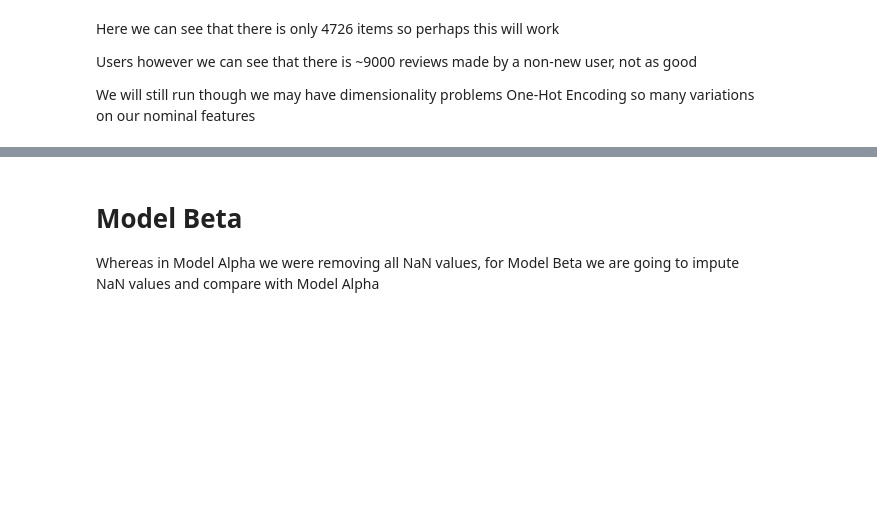
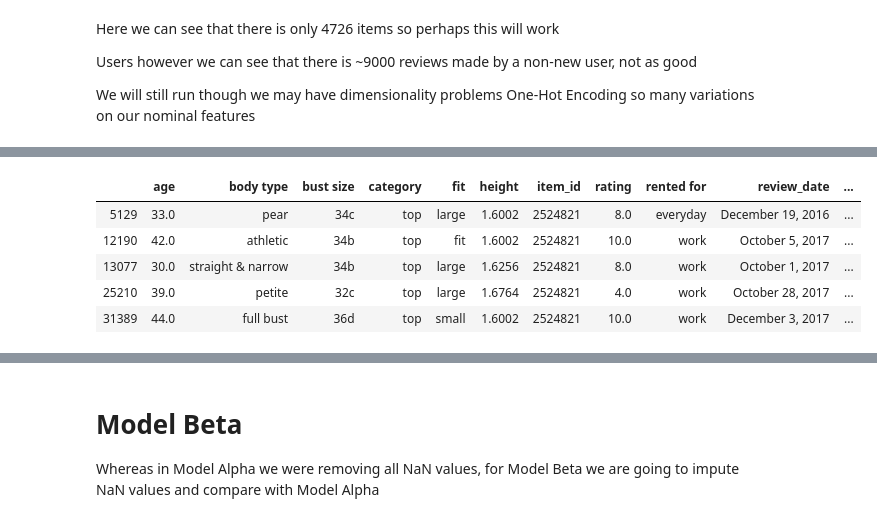
Before and after one commit to olanmccarthy/ai1_ca, a Jupyter notebook: ass1.ipynb, the cells around one changed output, grey strips where cells are left out. Saved outputs shown, nothing was run; the diff lists cells and outputs as text; code cells hidden in the pictures; blank space fills up the shorter version.

```diff
--- a/ass1.ipynb
+++ b/ass1.ipynb
@@ -454,0 +485,10 @@ cv=kf))
+# %%
+df.loc[df.item_id == "2524821", "category"] = "top"
+df[df["item_id"] == '2524821']
+# %% [output]
+|  | age | body type | bust size | category | fit | height | item_id | rating | rented for | review_date | ... |
+| 5129 | 33.0 | pear | 34c | top | large | 1.6002 | 2524821 | 8.0 | everyday | December 19, 2016 | ... |
+| 12190 | 42.0 | athletic | 34b | top | fit | 1.6002 | 2524821 | 10.0 | work | October 5, 2017 | ... |
+| 13077 | 30.0 | straight & narrow | 34b | top | large | 1.6256 | 2524821 | 8.0 | work | October 1, 2017 | ... |
+| 25210 | 39.0 | petite | 32c | top | large | 1.6764 | 2524821 | 4.0 | work | October 28, 2017 | ... |
+| 31389 | 44.0 | full bust | 36d | top | small | 1.6002 | 2524821 | 10.0 | work | December 3, 2017 | ... |
```
Also changed, not shown: parts of 21 cells of this notebook.
